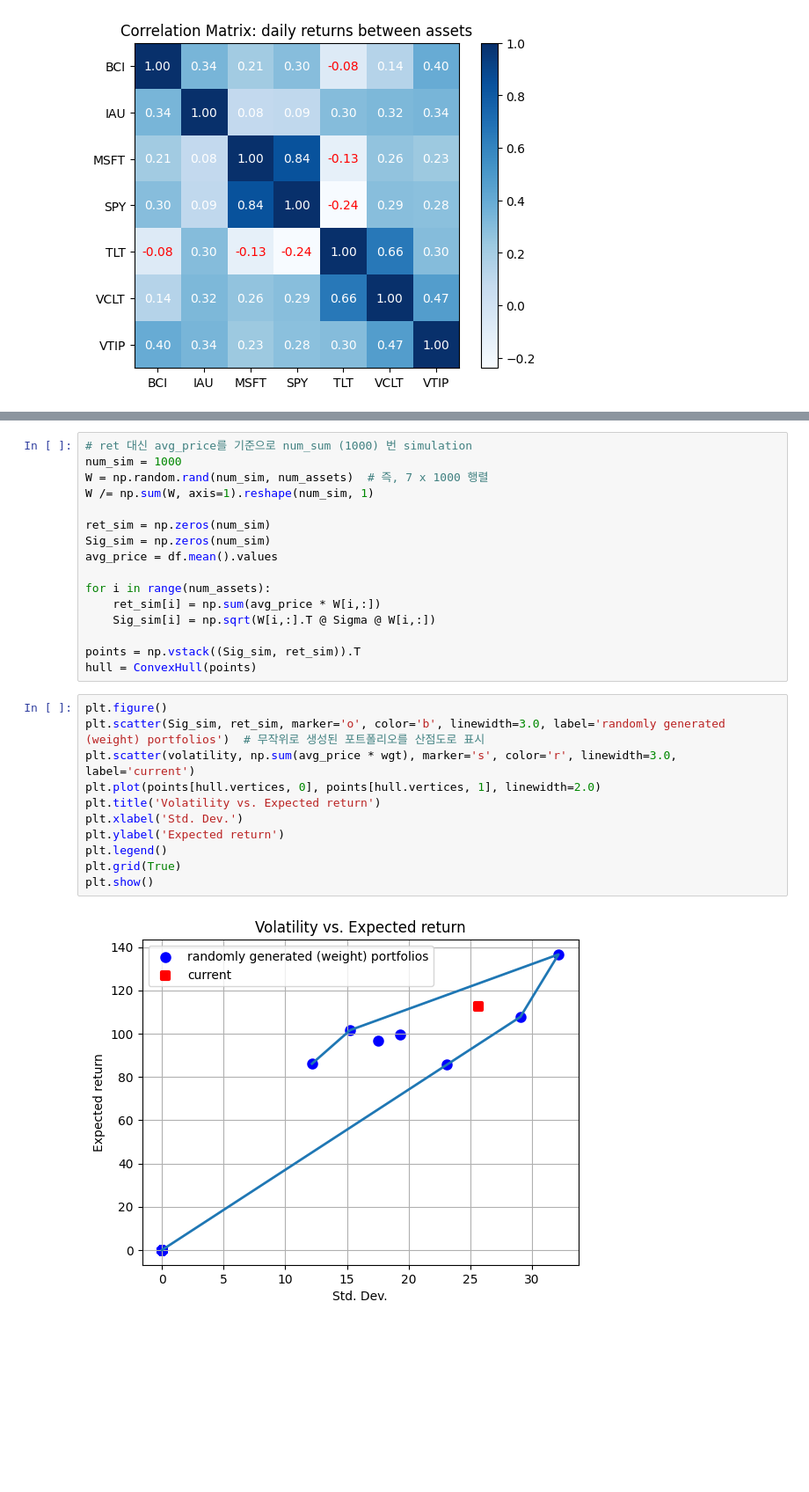
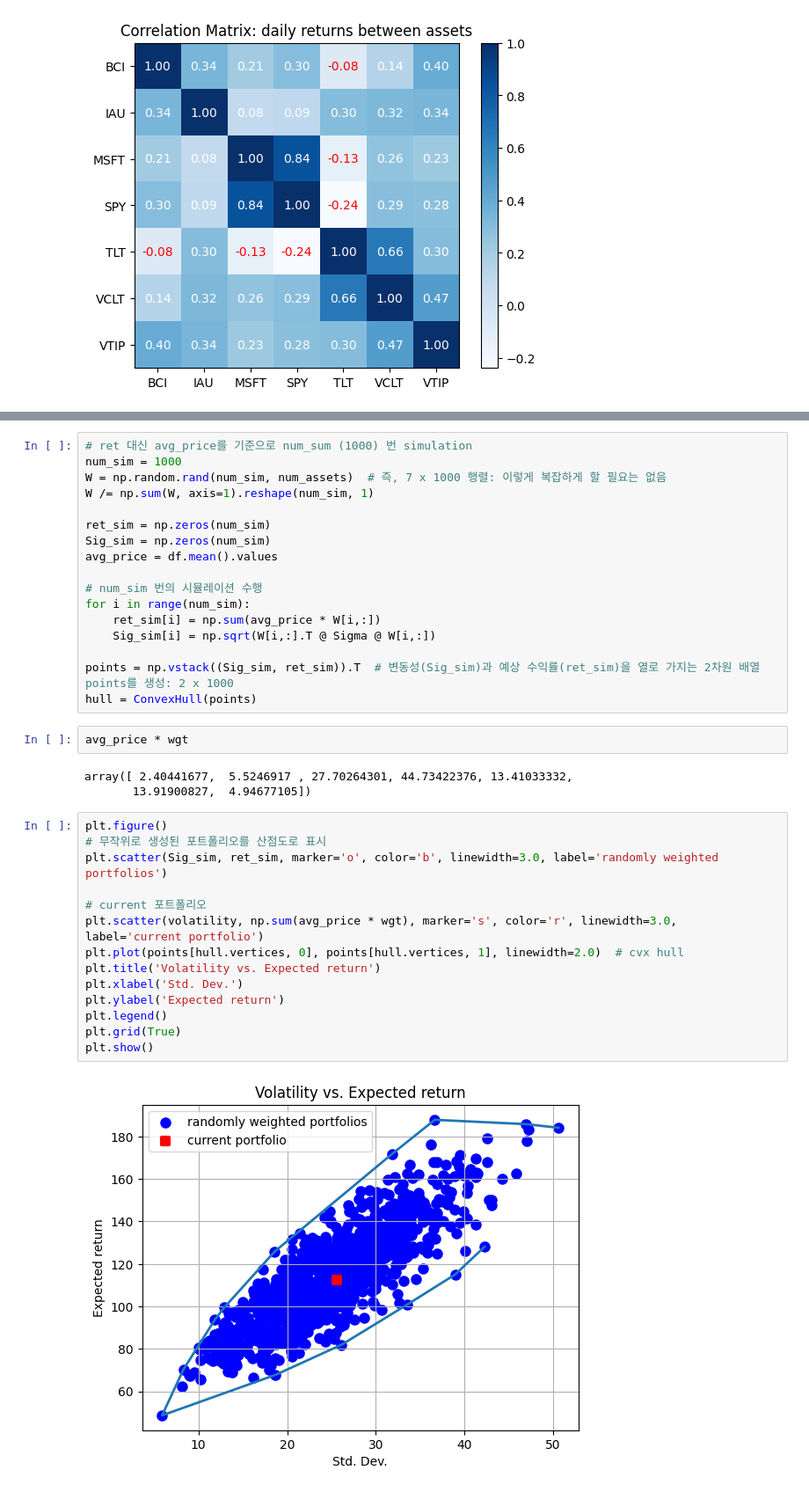
Before and after one commit to wolfinwallst/Financial_Engineering_and_Risk_Management, a Jupyter notebook: Toy Projects/#11 Mean-Variance Portfolio.ipynb, the cells around one changed output, grey strips where cells are left out. Shown at 88% size. Saved outputs shown, nothing was run; the diff lists cells and outputs as text; blank space fills up the shorter version.

```diff
--- a/Toy Projects/#11 Mean-Variance Portfolio.ipynb
+++ b/Toy Projects/#11 Mean-Variance Portfolio.ipynb
@@ -146,29 +151,38 @@ dtype: float64
 # %%
 # ret 대신 avg_price를 기준으로 num_sum (1000) 번 simulation
 num_sim = 1000
-W = np.random.rand(num_sim, num_assets)  # 즉, 7 x 1000 행렬
+W = np.random.rand(num_sim, num_assets)  # 즉, 7 x 1000 행렬: 이렇게 복잡하게 할 필요는 없음
 W /= np.sum(W, axis=1).reshape(num_sim, 1)
 
 ret_sim = np.zeros(num_sim)
 Sig_sim = np.zeros(num_sim)
 avg_price = df.mean().values
 
-for i in range(num_assets):
+# num_sim 번의 시뮬레이션 수행
+for i in range(num_sim):
     ret_sim[i] = np.sum(avg_price * W[i,:])
     Sig_sim[i] = np.sqrt(W[i,:].T @ Sigma @ W[i,:])
 
-points = np.vstack((Sig_sim, ret_sim)).T
+points = np.vstack((Sig_sim, ret_sim)).T  # 변동성(Sig_sim)과 예상 수익률(ret_sim)을 열로 가지는 2차원 배열 points를 생성: 2 x 1000
 hull = ConvexHull(points)
+# %%
+avg_price * wgt
+# %% [output]
+array([ 2.40441677,  5.5246917 , 27.70264301, 44.73422376, 13.41033332,
+       13.91900827,  4.94677105])
 # %%
 plt.figure()
-plt.scatter(Sig_sim, ret_sim, marker='o', color='b', linewidth=3.0, label='randomly generated (weight) portfolios')  # 무작위로 생성된 포트폴리오를 산점도로 표시
-plt.scatter(volatility, np.sum(avg_price * wgt), marker='s', color='r', linewidth=3.0, label='current')
-plt.plot(points[hull.vertices, 0], points[hull.vertices, 1], linewidth=2.0)
+# 무작위로 생성된 포트폴리오를 산점도로 표시
+plt.scatter(Sig_sim, ret_sim, marker='o', color='b', linewidth=3.0, label='randomly weighted portfolios')
+
+# current 포트폴리오
+plt.scatter(volatility, np.sum(avg_price * wgt), marker='s', color='r', linewidth=3.0, label='current portfolio')
+plt.plot(points[hull.vertices, 0], points[hull.vertices, 1], linewidth=2.0)  # cvx hull
 plt.title('Volatility vs. Expected return')
 plt.xlabel('Std. Dev.')
 plt.ylabel('Expected return')
 plt.legend()
 plt.grid(True)
 plt.show()
 # %% [output]
-[figure, old version]
+[figure, new version]
```
Also changed, not shown: parts of 7 cells of this notebook.
